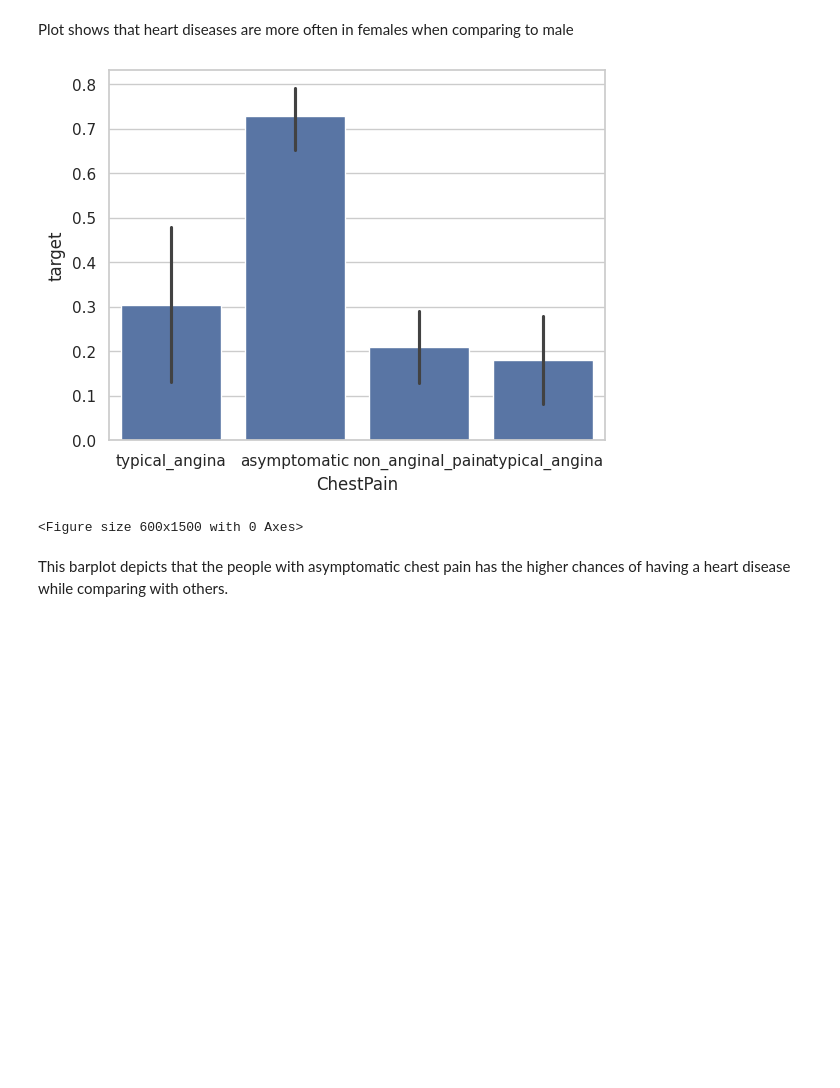
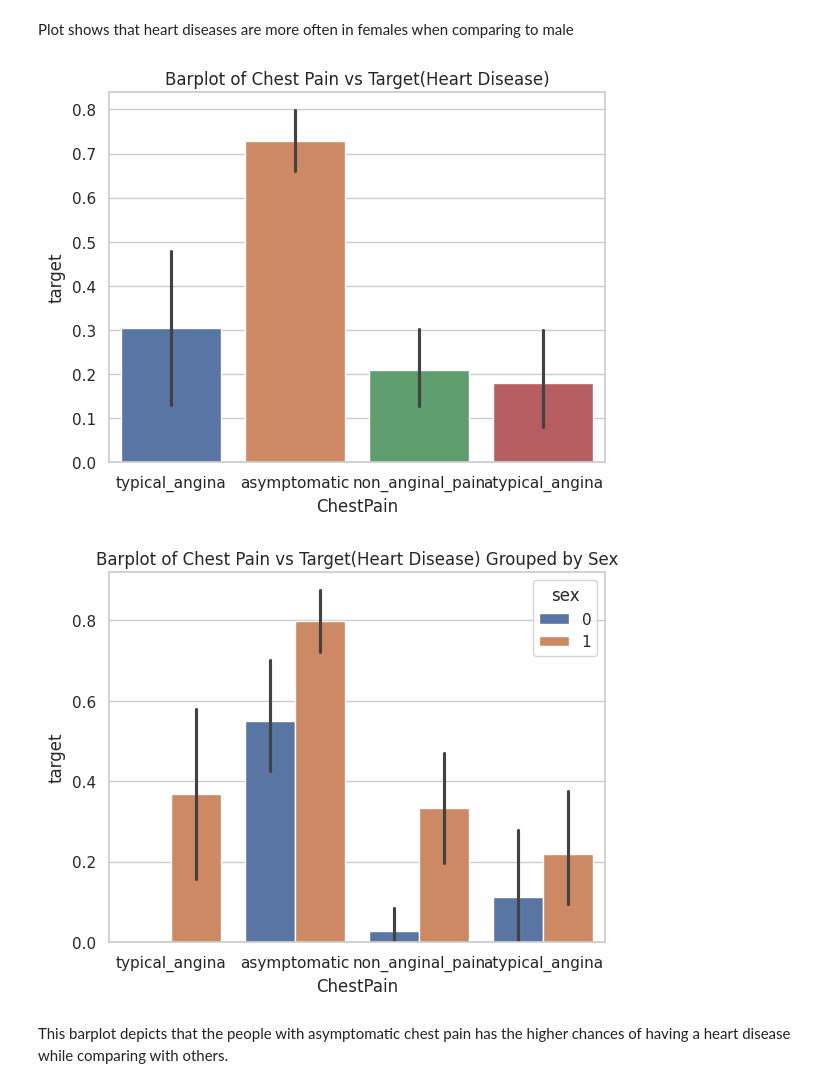
Before and after one commit to negilbabu/Heart-Disease-Prediction-Ai-, a Jupyter notebook: HeartDiseasePrediction.ipynb, the cells around one changed output. Cells and saved outputs as stored; diff of their text form; code cells hidden in the pictures; blank space fills up the shorter version.

```diff
--- a/HeartDiseasePrediction.ipynb
+++ b/HeartDiseasePrediction.ipynb
@@ -162,15 +163,19 @@ plt.show()
 # %% [markdown]
 Plot shows that heart diseases are more often in females when comparing to male
 # %%
-# Mapping ChestPain values to labels
 cp_mapping = {0: 'typical_angina', 1: 'atypical_angina', 2: 'non_anginal_pain', 3: 'asymptomatic'}
 df_mapped['ChestPain'] = df_mapped['cp'].map(cp_mapping)
-sns.barplot(x="ChestPain", y="target", data=df_mapped)
-plt.figure(figsize=(6, 15))
+
+sns.barplot(x="ChestPain", y="target",hue='ChestPain', data=df_mapped)
+plt.title("Barplot of Chest Pain vs Target(Heart Disease)")
 plt.show()
+
+sns.barplot(x="ChestPain", y="target",hue='sex', data=df_mapped)
+plt.title("Barplot of Chest Pain vs Target(Heart Disease) Grouped by Sex")
+plt.show()
 # %% [output]
-[figure, old version]
+[figure, new version]
-<Figure size 600x1500 with 0 Axes>
+[figure, added]
 # %% [markdown]
 This barplot depicts that the people with asymptomatic chest pain has the higher chances of having a heart disease while comparing with others.
 # %%
```
Also changed, not shown: parts of 17 cells of this notebook.
